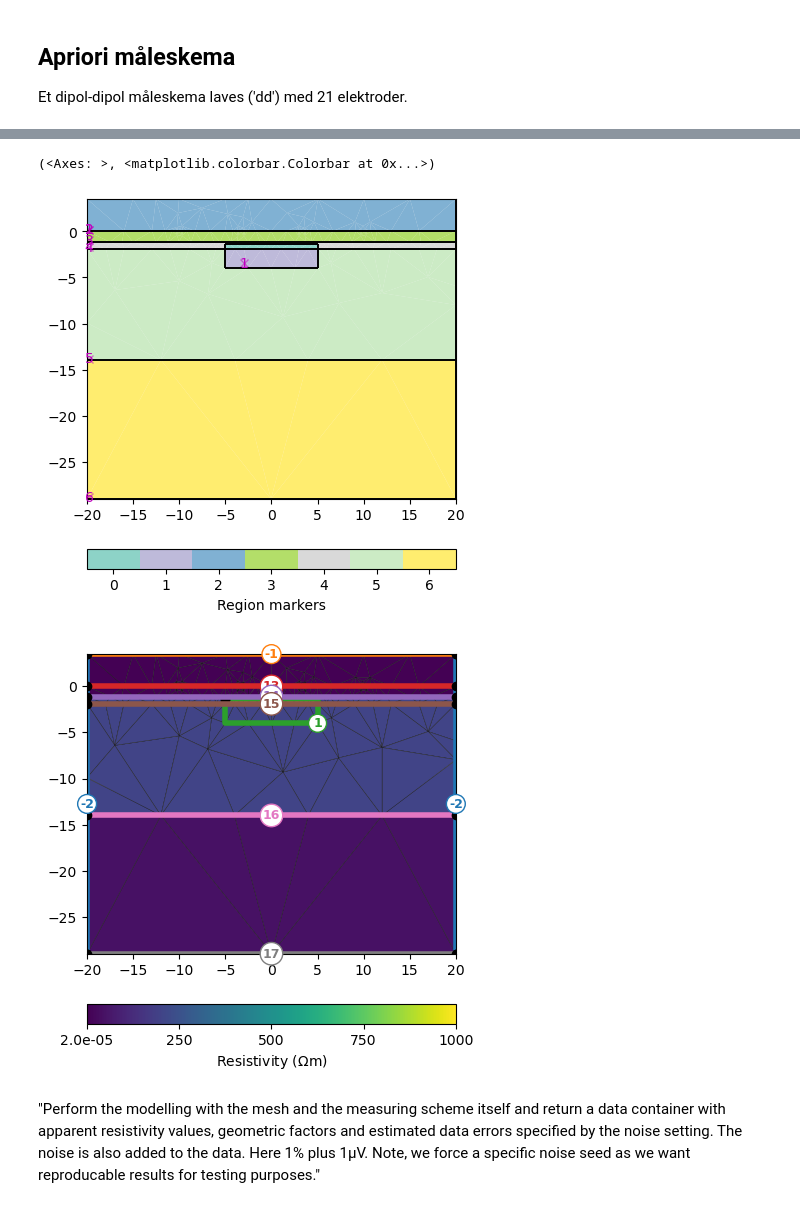
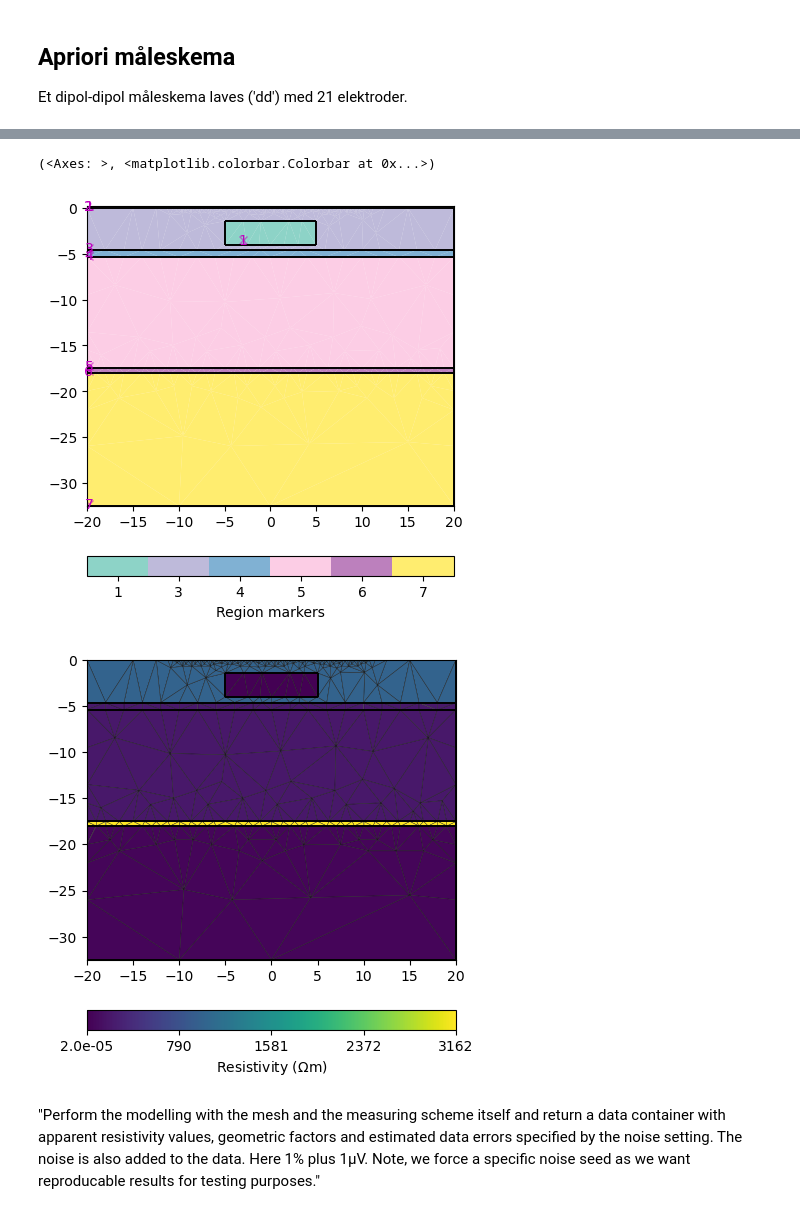
Before and after one commit to ba-oeg/ba-oeg, a Jupyter notebook: Avnø Tank Model.ipynb, the cells around one changed output, grey strips where cells are left out. Drawn from its saved outputs; the diff is of its cells as text; code cells hidden in the pictures.

```diff
--- a/Avnø Tank Model.ipynb
+++ b/Avnø Tank Model.ipynb
@@ -30,7 +30,10 @@ indicates the default boundary conditions for the ERT"
 Koterne fra boredatabladet på området skrives ind i createWorld python klassen.
 Her laves en model på 40 meter.
 # %%
-world = mt.createWorld(start=[-20, 0], end=[20, 0], layers=[3.5,-1.1,-1.9,-14,-29],
+lag = [3.5,-1.1,-1.9,-14,-14.5,-29]
+
+world = mt.createWorld(start=[-20, 0], end=[20, 0],
+                       layers= [l - 3.5 for l in lag],
                         worldMarker=True)
 # %%
 tank = mt.createRectangle(
@@ -52,7 +53,7 @@ pg.show(geom )
 ## Apriori måleskema
 Et dipol-dipol måleskema laves ('dd') med 21 elektroder.
 # %%
-scheme = ert.createData(elecs=np.linspace(start=-10, stop=10, num=4),
+scheme = ert.createData(elecs=np.linspace(start=-10, stop=10, num=21),
                            schemeName='dd')
 # %% [markdown]
 ## Resistivitet
@@ -73,29 +74,30 @@ $$ J(r) = \frac{I}{2\pi r²} $$
 # %%
 for p in scheme.sensors():
     geom.createNode(p)
     geom.createNode(p - [0, 0.1])
 
 # Create a mesh for the finite element modelling with appropriate mesh quality.
 mesh = mt.createMesh(geom, quality=340)
 
 # Vi angiver ohm meter for de forskellige lag
 # [[regionNumber, resistivity], [regionNumber, resistivity], [...]
-rho = {'sand over vandspejlet':10e+2,'Vandmættet sand':200,'Glacial moræneler':3162, 'kalk':45,'stål':20e-6, 'plastic':10e+20}
-rhomap = [ [0, rho["sand over vandspejlet"]],
-           [1, rho["Vandmættet sand"]],
-           [2, rho["stål"]],
-           [3, rho["stål"]],
+rho = {'sand over vandspejlet':10e+2,'Vandmættet sand':200,
+       'Glacial moræneler':3162, 'kalk':45,
+       'stål':20e-6, 'plastic':10e+20}
+rhomap = [ [1, rho["stål"]],
+           [3, rho["sand over vandspejlet"]],
            [4, rho["Vandmættet sand"]],
            [5, rho["Vandmættet sand"]],
-           [6, rho["kalk"]],
+           [6, rho["Glacial moræneler"]],
+           [7, rho["kalk"]],
          ]
-pg.show(geom, fitView=True)
+pg.show(geom, fitView=True, label=pg.unit('res'))
 # Take a look at the mesh and the resistivity distribution
-pg.show(mesh, data=rhomap, label=pg.unit('res'), showMesh=True, fitView=True, regionMarker=False, boundaryMarkers=True )
+pg.show(mesh, data=rhomap, label=pg.unit('res'), showMesh=True, fitView=True, regionMarker=False, boundaryMarkers=False )
 # %% [output]
 (<Axes: >, <matplotlib.colorbar.Colorbar at 0x...>)
-[figure, old version]
+[figure, new version]
-[figure, old version]
+[figure, new version]
 # %% [markdown]
 "Perform the modelling with the mesh and the measuring scheme itself
 and return a data container with apparent resistivity values,
```
Also changed, not shown: parts of 7 cells of this notebook.
